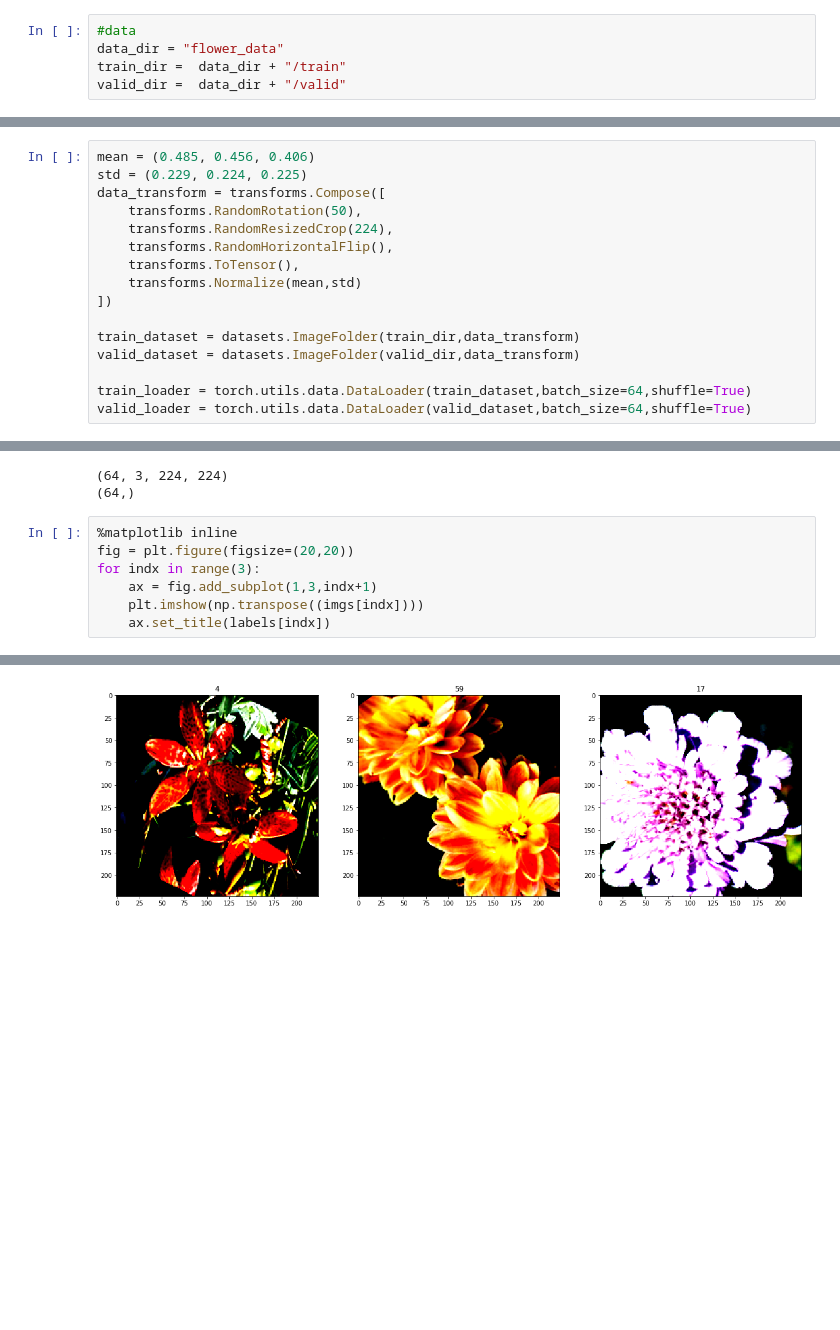
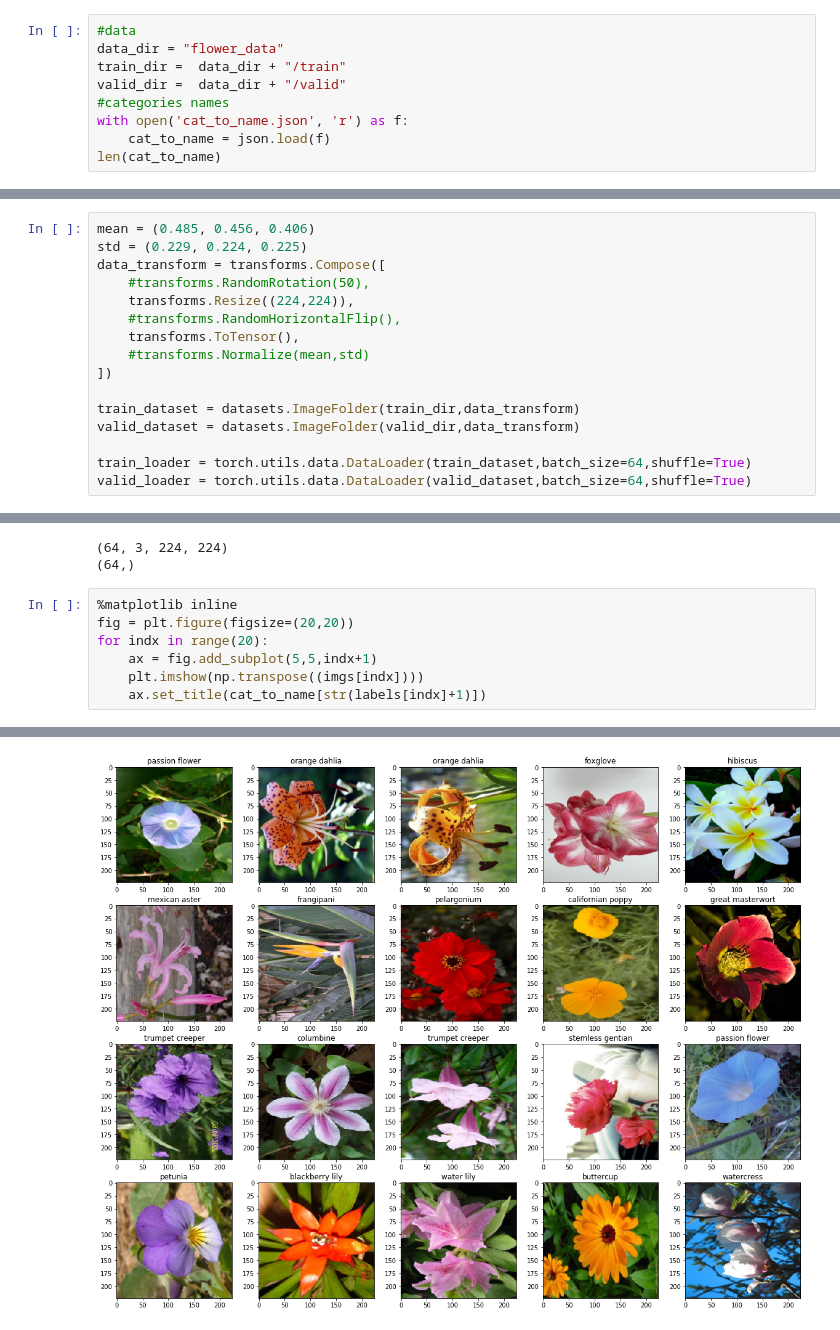
Before and after one commit to Alihussain1/Flower-Classification, a Jupyter notebook: Flower-Classification.ipynb, the cells around one changed output, grey strips where cells are left out. Saved outputs shown, nothing was run; the diff lists cells and outputs as text; blank space fills up the shorter version.

Commit message:
bug in label reading

```diff
--- a/Flower-Classification.ipynb
+++ b/Flower-Classification.ipynb
@@ -13,3 +15,7 @@ import torch.optim as optim
 data_dir = "flower_data"
 train_dir =  data_dir + "/train"
 valid_dir =  data_dir + "/valid"
+#categories names
+with open('cat_to_name.json', 'r') as f:
+    cat_to_name = json.load(f)
+len(cat_to_name)
@@ -17,11 +25,11 @@ valid_dir =  data_dir + "/valid"
 mean = (0.485, 0.456, 0.406)
 std = (0.229, 0.224, 0.225)
 data_transform = transforms.Compose([
-    transforms.RandomRotation(50),
-    transforms.RandomResizedCrop(224),
-    transforms.RandomHorizontalFlip(),
+    #transforms.RandomRotation(50),
+    transforms.Resize((224,224)),
+    #transforms.RandomHorizontalFlip(),
     transforms.ToTensor(),
-    transforms.Normalize(mean,std)
+    #transforms.Normalize(mean,std)
 ])
 
 train_dataset = datasets.ImageFolder(train_dir,data_transform)
@@ -43,8 +51,8 @@ print(labels.shape)
 # %%
 %matplotlib inline
 fig = plt.figure(figsize=(20,20))
-for indx in range(3):
-    ax = fig.add_subplot(1,3,indx+1)
+for indx in range(20):
+    ax = fig.add_subplot(5,5,indx+1)
     plt.imshow(np.transpose((imgs[indx])))
-    ax.set_title(labels[indx])
+    ax.set_title(cat_to_name[str(labels[indx]+1)])
 # %% [output]
@@ -54 +59 @@ Clipping input data to the valid range for imshow with RGB data ([0..1] for floa
-[figure, old version]
+[figure, new version]
```
Also changed, not shown: parts of 6 cells of this notebook.
